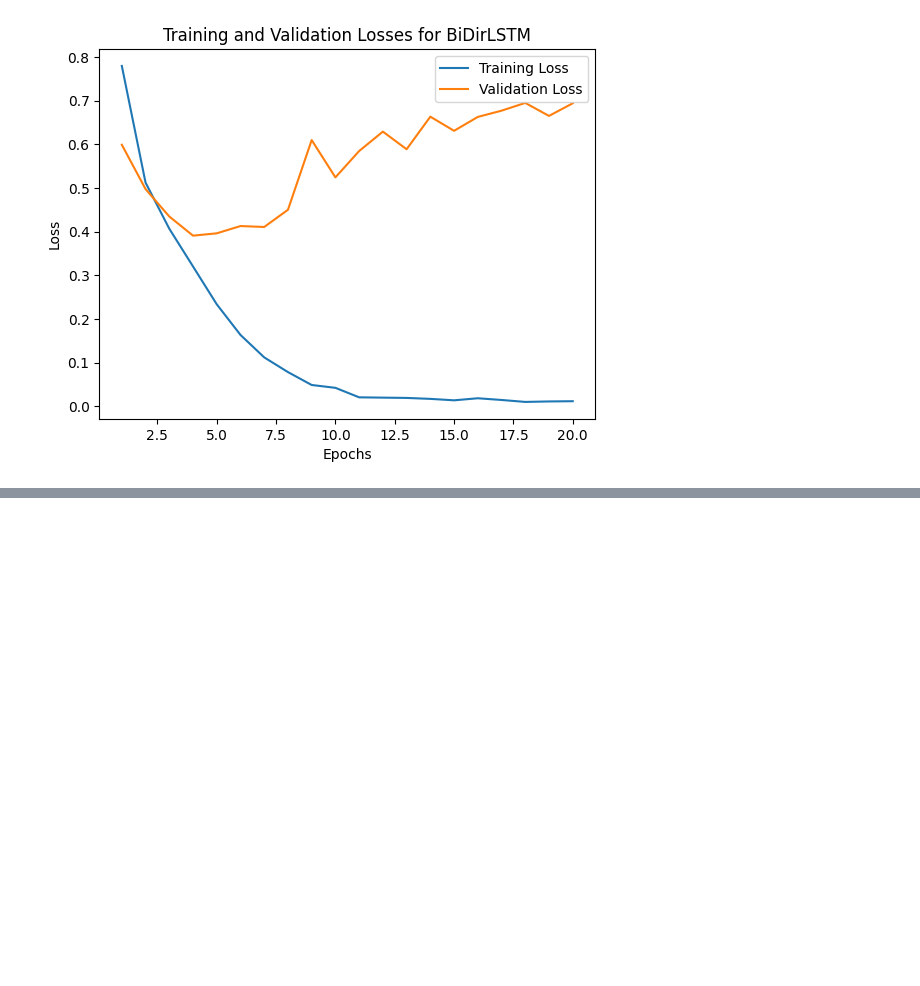
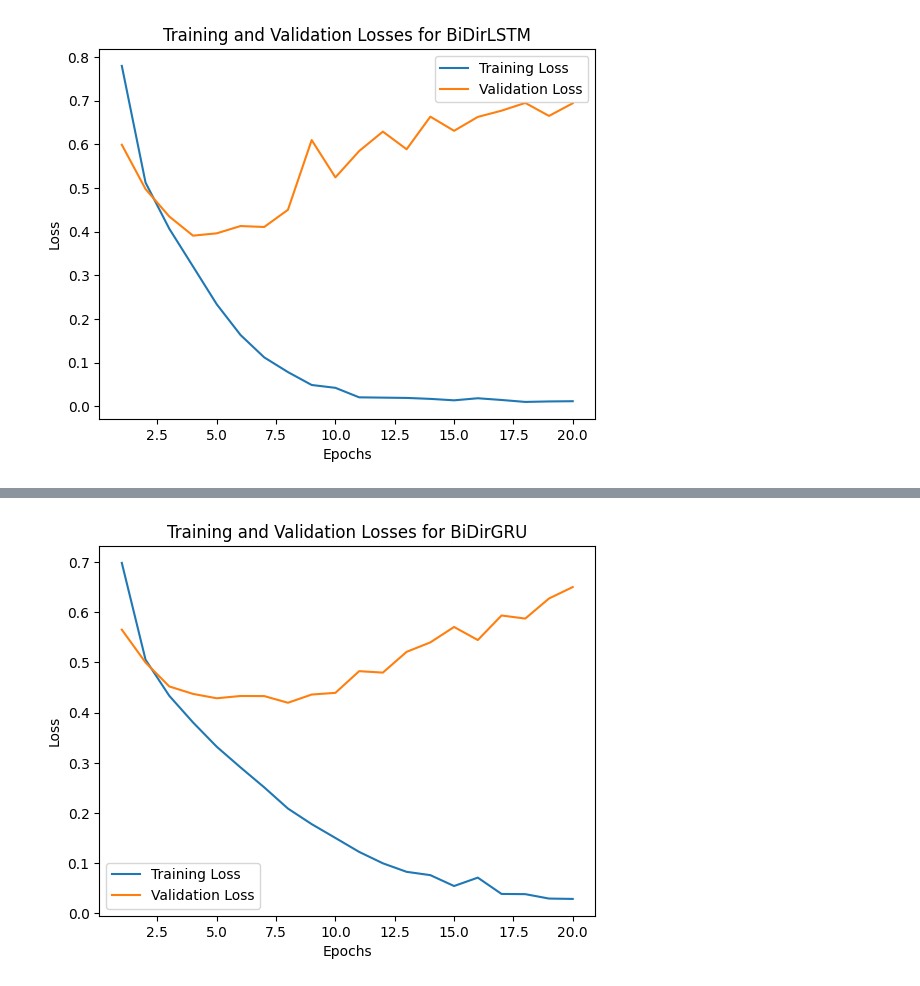
Before and after one commit to Rafkat/NaturalLanguageProcessingTasks, a Jupyter notebook: text_classification/text_classification.ipynb, the cells around one changed output, grey strips where cells are left out. Saved outputs shown, nothing was run; the diff lists cells and outputs as text; code cells hidden in the pictures; blank space fills up the shorter version.

```diff
--- a/text_classification/text_classification.ipynb
+++ b/text_classification/text_classification.ipynb
@@ -365,0 +409,17 @@ plot_losses('BiDirLSTM', lstm_train_losses, lstm_val_losses, epochs)
+# %%
+epochs = 20
+output_size_ = 3
+embedding_dim_ = 400
+hidden_dim_ = 256
+n_layers_ = 2
+vocab_size = len(tokenizer.word_index) + 1
+modes = 'sum'
+
+model = GRU(output_size_, embedding_dim_, hidden_dim_, n_layers_, vocab_size, modes).to(device)
+# %%
+gru_optimizer = optim.Adam(model.parameters(), lr=1e-4)
+criterion = nn.CrossEntropyLoss()
+# %%
+print('BiDirGRU Start Training:')
+gru_train_losses, gru_val_losses, gru_val_accs = train_and_validate(model, gru_optimizer, criterion, train_loader,
+                                                                       val_loader, epochs, device)
@@ -365,0 +444,4 @@ plot_losses('BiDirLSTM', lstm_train_losses, lstm_val_losses, epochs)
+# %%
+plot_losses('BiDirGRU', gru_train_losses, gru_val_losses, epochs)
+# %% [output]
+[figure, added]
```
Also changed, not shown: parts of 8 cells of this notebook, 2 other files.
